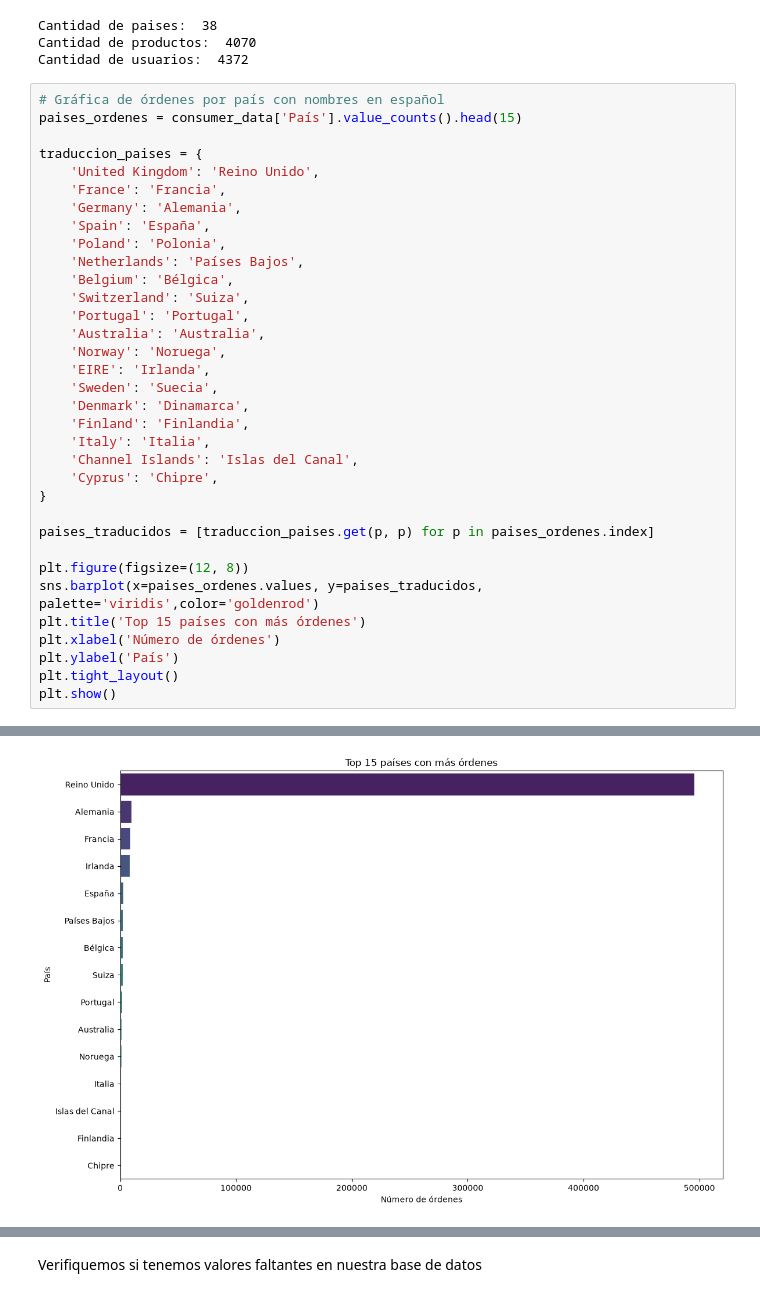
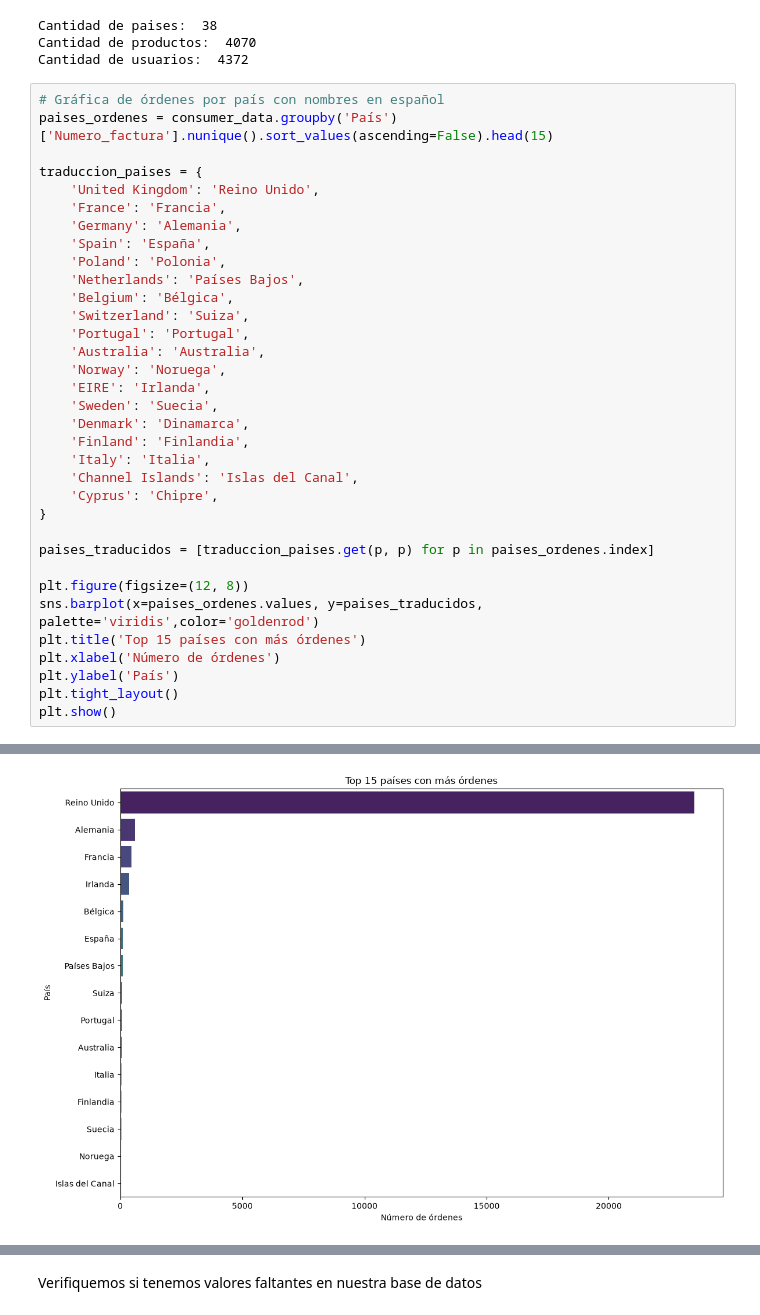
Before and after one commit to Neil821110/PhytonIA, a Jupyter notebook: Actividad4.ipynb, the cells around one changed output, grey strips where cells are left out. Cells and saved outputs as stored; diff of their text form.

```diff
--- a/Actividad4.ipynb
+++ b/Actividad4.ipynb
@@ -94,7 +95,7 @@ Cantidad de productos:  4070
 Cantidad de usuarios:  4372
 # %%
 # Gráfica de órdenes por país con nombres en español
-paises_ordenes = consumer_data['País'].value_counts().head(15)
+paises_ordenes = consumer_data.groupby('País')['Numero_factura'].nunique().sort_values(ascending=False).head(15)
 
 traduccion_paises = {
     'United Kingdom': 'Reino Unido',
@@ -103,31 +104,31 @@ traduccion_paises = {
     'Spain': 'España',
     'Poland': 'Polonia',
     'Netherlands': 'Países Bajos',
     'Belgium': 'Bélgica',
     'Switzerland': 'Suiza',
     'Portugal': 'Portugal',
     'Australia': 'Australia',
     'Norway': 'Noruega',
     'EIRE': 'Irlanda',
     'Sweden': 'Suecia',
     'Denmark': 'Dinamarca',
     'Finland': 'Finlandia',
     'Italy': 'Italia',
     'Channel Islands': 'Islas del Canal',
     'Cyprus': 'Chipre',
 }
 
 paises_traducidos = [traduccion_paises.get(p, p) for p in paises_ordenes.index]
 
 plt.figure(figsize=(12, 8))
 sns.barplot(x=paises_ordenes.values, y=paises_traducidos, palette='viridis',color='goldenrod')
 plt.title('Top 15 países con más órdenes')
 plt.xlabel('Número de órdenes')
 plt.ylabel('País')
 plt.tight_layout()
 plt.show()
 # %% [output]
 Passing `palette` without assigning `hue` is deprecated and will be removed in v0.14.0. Assign the `y` variable to `hue` and set `legend=False` for the same effect.
 
   sns.barplot(x=paises_ordenes.values, y=paises_traducidos, palette='viridis',color='goldenrod')
-[figure, old version]
+[figure, new version]
```
Also changed, not shown: parts of 26 cells of this notebook.
